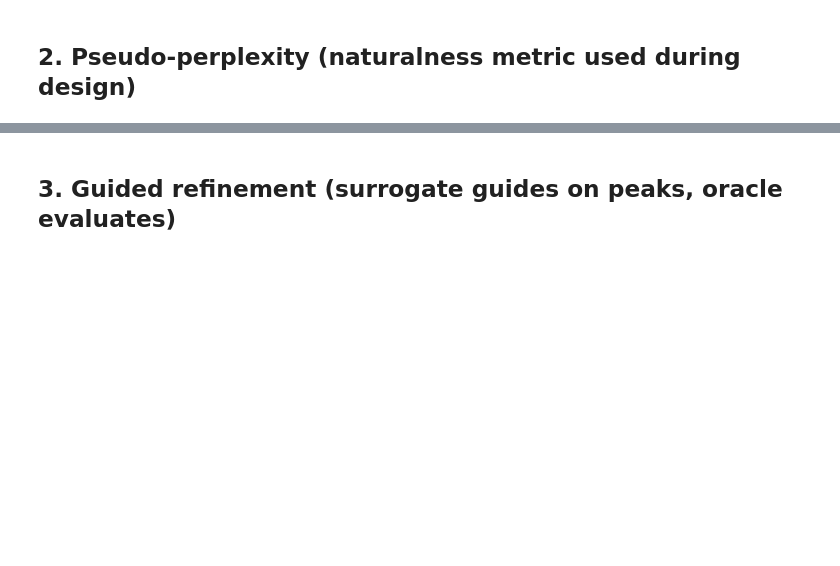
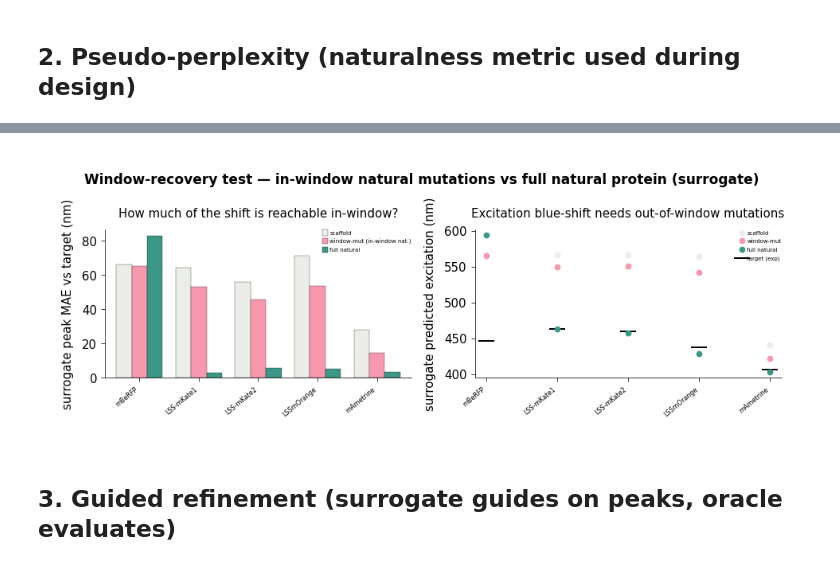
Before and after one commit to Arcadia-Science/FPguide, a Jupyter notebook: peak_design/guided_design_peak_structure_multiscaffold.ipynb, the cells around one changed output, grey strips where cells are left out. Drawn from its saved outputs; the diff is of its cells as text; code cells hidden in the pictures; blank space fills up the shorter version.

```diff
--- a/peak_design/guided_design_peak_structure_multiscaffold.ipynb
+++ b/peak_design/guided_design_peak_structure_multiscaffold.ipynb
@@ -107,0 +198,83 @@ def pseudo_perplexity(seq, batch_size=32):
+# %%
+# Window-recovery test: apply ONLY the in-window natural mutations to each scaffold; surrogate (guidance model)
+# judges how much of the LSS shift that recovers vs the full natural protein. Self-contained window (same def as §4).
+import numpy as np, torch
+import biotite.sequence as _bs, biotite.sequence.align as _ba
+import biotite.structure.io.pdbx as _pdbx2, biotite.database.rcsb as _rcsb2
+
+_MATW = _ba.SubstitutionMatrix.std_protein_matrix(); _CH2W = set("YWHF")
+_C3W = "ALA ARG ASN ASP CYS GLN GLU GLY HIS ILE LEU LYS MET PHE PRO SER THR TRP TYR VAL".split()
+_T3W = {c: o for c, o in zip(_C3W, "A R N D C Q E G H I L K M F P S T W Y V".split())}
+_STRUCTW = {"DsRed": ("1G7K", ("CRQ",)), "avGFP": ("1GFL", ()), "eqFP578": ("3M22", ("NRQ",))}
+_CATW = {"DsRed": (95, 215), "avGFP": (96, 222), "eqFP578": (92, 215)}
+LSS_SCAF = {"mBeRFP": "eqFP578", "LSS-mKate1": "eqFP578", "LSS-mKate2": "eqFP578",
+            "LSSmOrange": "DsRed", "mAmetrine": "avGFP"}                    # each LSS target -> its design scaffold
+
+def _cidxW(seq, lo=50, hi=85):
+    yg = [i for i in range(len(seq) - 2) if seq[i + 1] == "Y" and seq[i + 2] == "G" and lo <= i <= hi]
+    an = [i for i in range(len(seq) - 2) if seq[i + 1] in _CH2W and seq[i + 2] == "G" and lo <= i <= hi]
+    return min((yg or an), key=lambda i: abs(i - 65))
+
+def _windowW(name, seq):                                                   # 0-based editable: chromo pos1,2 + 5A pocket
+    pdb, het = _STRUCTW[name]
+    arr = _pdbx2.get_structure(_pdbx2.CIFFile.read(_rcsb2.fetch(pdb, "pdbx", "structures")), model=1)
+    a = arr[(arr.chain_id == sorted(set(arr.chain_id))[0]) & (arr.element != "H")]
+    resids, letters, seen = [], [], set()
+    for rid, rn in zip(a.res_id.tolist(), a.res_name.tolist()):
+        if rid in seen: continue
+        seen.add(rid)
+        if rn in _T3W: resids.append(int(rid)); letters.append(_T3W[rn])
+    aln = _ba.align_optimal(_bs.ProteinSequence("".join(letters)), _bs.ProteinSequence(seq), _MATW, gap_penalty=(-10, -1))[0]
+    tr = aln.trace; s2d = {resids[tr[r, 0]]: int(tr[r, 1]) for r in range(tr.shape[0]) if tr[r, 0] >= 0 and tr[r, 1] >= 0}
+    d2s = {v: k for k, v in s2d.items()}; c1 = _cidxW(seq); tri = {c1, c1 + 1, c1 + 2}
+    cmask = np.isin(a.res_name, het) if het else np.isin(a.res_id, [d2s[p] for p in tri if p in d2s])
+    ccoord = a[cmask].coord; prot = a[(~cmask) & np.isin(a.res_name, _C3W)]; catal = {p - 1 for p in _CATW[name]}
+    pk = []
+    for rid in dict.fromkeys(prot.res_id.tolist()):
+        rc = prot[prot.res_id == rid].coord
+        if np.sqrt(((rc[:, None, :] - ccoord[None, :, :]) ** 2).sum(-1)).min() <= 5.0 and rid in s2d:
+            dp = s2d[rid]
+            if dp not in tri and dp not in catal: pk.append(dp)
+    return {c1, c1 + 1} | set(pk)
+
+def _subsW(ss, ts):                                                        # substitutions (0-based scaf pos, target aa)
+    aln = _ba.align_optimal(_bs.ProteinSequence(ss), _bs.ProteinSequence(ts), _MATW, gap_penalty=(-10, -1))[0]; tr = aln.trace
+    return [(tr[r, 0], ts[tr[r, 1]]) for r in range(tr.shape[0]) if tr[r, 0] >= 0 and tr[r, 1] >= 0 and ss[tr[r, 0]] != ts[tr[r, 1]]]
+
+_rec = []
+for nm in [n for n in LSS_NAMES if n in LSS_SCAF]:
+    scaf = LSS_SCAF[nm]; si = _name2idx[scaf]; ti = _name2idx[nm]
+    ss = seqs[si]; ts = seqs[ti]; texp = (float(EXM[ti]), float(EMM[ti]))
+    win = _windowW(scaf, ss); subs = _subsW(ss, ts); inwin = [(p, aa) for p, aa in subs if p in win]
+    mut = list(ss)
+    for p, aa in inwin: mut[p] = aa
+    mut = "".join(mut)                                                     # scaffold + ONLY the in-window natural mutations
+    S = {k: g_peaks(s)[0].cpu().numpy() for k, s in [("scaf", ss), ("winmut", mut), ("full", ts)]}   # surrogate (guides)
+    O = {k: oracle_peaks(s)[0].cpu().numpy() for k, s in [("scaf", ss), ("winmut", mut), ("full", ts)]}
+    er = lambda p, t=texp: 0.5 * (abs(p[0] - t[0]) + abs(p[1] - t[1]))
+    _rec.append(dict(name=nm, scaf=scaf, texp=texp, ninwin=len(inwin), ntot=len(subs),
+                     muts=[f"{ss[p]}{p+1}{aa}" for p, aa in inwin], S=S, O=O, er=er))
+
+print(f"{'pair':24}{'tgt exp':>9} | surrogate MAE (nm):  scaf -> window-mut -> full-nat | in-win/total subs")
+for d in _rec:
+    er = d["er"]
+    print(f"{d['scaf']+'->'+d['name']:24}{d['texp'][0]:>4.0f}/{d['texp'][1]:<4.0f}| "
+          f"{er(d['S']['scaf']):>8.0f} -> {er(d['S']['winmut']):>10.0f} -> {er(d['S']['full']):>7.0f}   | {d['ninwin']}/{d['ntot']}")
+print("  window-mut = scaffold + ONLY the natural mutations inside the chromophore+5A window; full-nat = the real target protein")
+
+if HAVE_PLT:
+    fig, ax = plt.subplots(1, 2, figsize=(13, 4.6))
+    names = [d["name"] for d in _rec]; x = np.arange(len(names)); w = 0.26
+    cols = {"scaf": apc_c.gray, "winmut": apc_c.rose, "full": apc_c.seaweed}
+    for j, (k, lab) in enumerate([("scaf", "scaffold"), ("winmut", "window-mut (in-window nat.)"), ("full", "full natural")]):
+        ax[0].bar(x + (j - 1) * w, [d["er"](d["S"][k]) for d in _rec], w, label=lab, color=cols[k], edgecolor="black", linewidth=0.3)
+    ax[0].set_xticks(x); ax[0].set_xticklabels(names, rotation=40, ha="right", fontsize=8)
+    ax[0].set_ylabel("surrogate peak MAE vs target (nm)"); ax[0].set_title("How much of the shift is reachable in-window?"); ax[0].legend(fontsize=7)
+    for k, lab in [("scaf", "scaffold"), ("winmut", "window-mut"), ("full", "full natural")]:
+        ax[1].scatter(x, [d["S"][k][0] for d in _rec], s=60, color=cols[k], label=lab, zorder=3)
+    ax[1].scatter(x, [d["texp"][0] for d in _rec], marker="_", s=420, color="black", linewidths=2, label="target (exp)", zorder=2)
+    ax[1].set_xticks(x); ax[1].set_xticklabels(names, rotation=40, ha="right", fontsize=8)
+    ax[1].set_ylabel("surrogate predicted excitation (nm)"); ax[1].set_title("Excitation blue-shift needs out-of-window mutations"); ax[1].legend(fontsize=7)
+    fig.suptitle("Window-recovery test — in-window natural mutations vs full natural protein (surrogate)", fontweight="bold")
+    fig.tight_layout(); plt.show()
+# %% [output]
@@ -108,3 +288,4 @@ def pseudo_perplexity(seq, batch_size=32):
+[figure, added]
 # %% [markdown]
 ## 3. Guided refinement (surrogate guides on peaks, oracle evaluates)
 # %%
```
Also changed, not shown: parts of 13 cells of this notebook, 56 other files.
